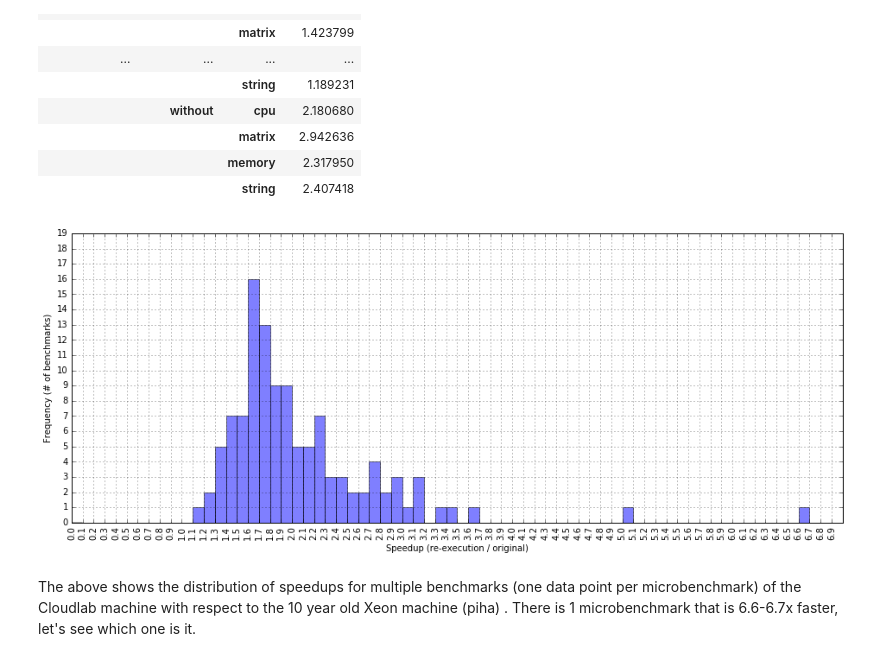
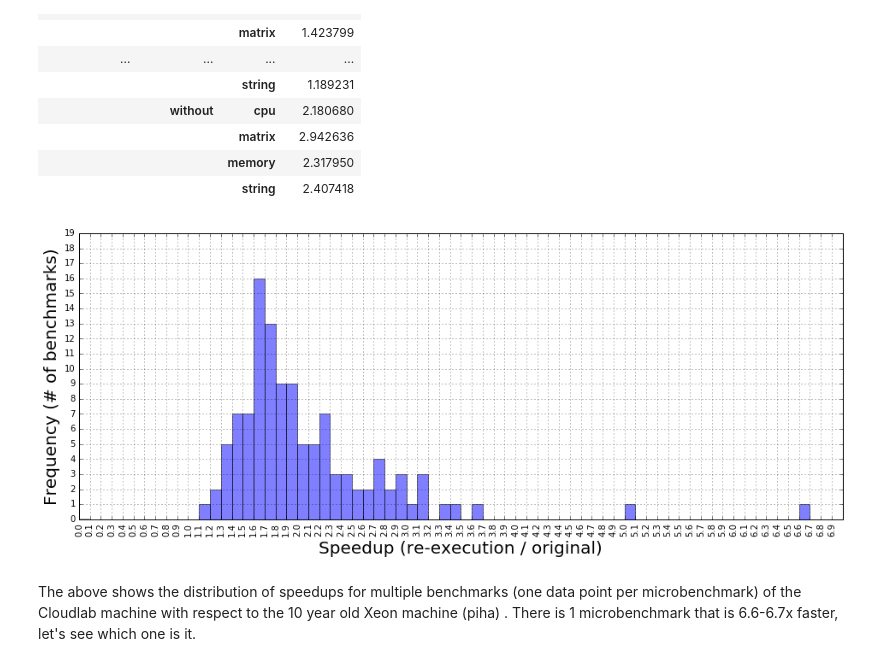
Before and after one commit to systemslab/popper-paper, a Jupyter notebook: experiments/torpor/visualize.ipynb, the cells around one changed output. Cells and saved outputs as stored; diff of their text form; code cells hidden in the pictures.

Commit message:
figure: fixes #82
Signed-off-by: Noah Watkins <noahwatkins@gmail.com>

```diff
--- a/experiments/torpor/visualize.ipynb
+++ b/experiments/torpor/visualize.ipynb
@@ -84,16 +84,16 @@ norm_grouped.copy().groupby(['machine', 'limits', 'class'])['normalized'].median
 # %%
 # show the variability profile of a CloudLab node vs. the base machine (piha)
 bins=[.5, .55,.6,.65,.7,.75,.8,.85,.9,.95,1,1.05,1.1,1.15,1.2,1.25,1.3,1.35,1.4,1.45,1.5,1.55,1.6,1.65,1.7,1.75,1.8,1.85,1.9,1.95,2,3.25,3.5,3.75,4,4.25,4.5,4.75,5,6,7]
 pred=((norm_grouped['machine'] == 'clnode056.clemson.cloudlab.us') & (norm_grouped['limits'] == 'without'))
 
 ax = norm_grouped[pred].groupby('limits').normalized.hist(bins=np.arange(0,7,.1),xrot=90,figsize=(16,6),alpha=0.5)
 ticks = ax[0].set_xticks(np.arange(0,7,.1))
 ticks = ax[0].set_yticks(range(0,20))
-plt.xlabel('Speedup (re-execution / original)')
-plt.ylabel('Frequency (# of benchmarks)')
+plt.xlabel('Speedup (re-execution / original)', fontsize=20)
+plt.ylabel('Frequency (# of benchmarks)', fontsize=20)
 plt.savefig('variability_profile.png', bbox_inches='tight', dpi=300)
 # %% [output]
-[figure, old version]
+[figure, new version]
 # %% [markdown]
 The above shows the distribution of speedups for multiple benchmarks (one data point per microbenchmark) of the Cloudlab machine with respect to the 10 year old Xeon machine (piha) . There is 1 microbenchmark that is 6.6-6.7x faster, let's see which one is it.
 # %%
```
Also changed, not shown: 1 other file.
